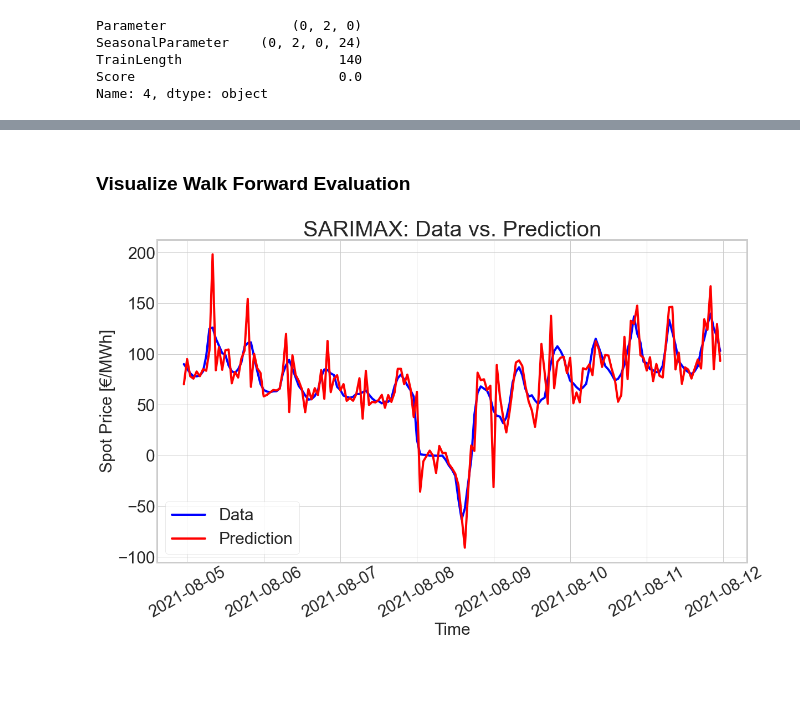
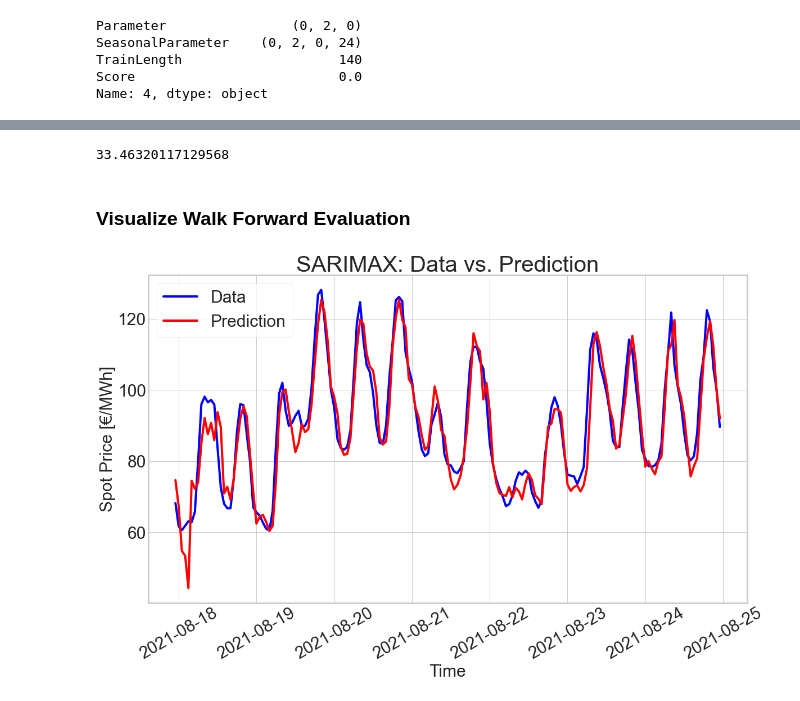
Before and after one commit to kerstinforster/electricity-price-forecasting, a Jupyter notebook: modellab/Stats_Models.ipynb, the cells around one changed output, grey strips where cells are left out. Cells and saved outputs as stored; diff of their text form; code cells hidden in the pictures; blank space fills up the shorter version.

```diff
--- a/modellab/Stats_Models.ipynb
+++ b/modellab/Stats_Models.ipynb
@@ -599,5 +836,5 @@ rank_mape.to_pickle('rank_mape_1h.pkl')
 # %% [markdown]
 #### 4. Symmetric Mean Absolute Percentage Error (sMAPE)
 # %%
-df_smape, rank_smape = hyperparameter_tuning(df_1w,min_train=90,gap=0,metric=smape,p_max=3,d_max=3,q_max=2)
+rank_smape = hyperparameter_tuning(df_2w,min_train=90,gap=0,metric=smape,p_max=3,d_max=3,q_max=2)
 print(rank_smape)
@@ -760,17 +1057,17 @@ def walk_forward_evaluation(data, rank_train, gap, metric):
     :return window: returns the datalength from hyperparameter tuning for plotting
     """
 
-    # check if data contains more samples than the minimum training length
-    if len(data) <= opt_len:
-        return ValueError('Please ensure that the Dataset contains of more samples.')
-
     # extract the best hyperparameters from the ranked dataframe from the tuning process
     best = rank_train.iloc[0]
     window = best.TrainLength
     params = best.Parameter
     s_params = best.SeasonalParameter
 
-    # preprocess the data for
+    # check if data contains more samples than the minimum training length
+    if len(data) <= window:
+        return ValueError('Please ensure that the Dataset contains of more samples.')
+
+    # preprocess the data for plotting
     plt_data = data[-169-window:]
 
     sl_window = sliding_window(plt_data, window, gap=gap)
@@ -779,7 +1076,7 @@ def walk_forward_evaluation(data, rank_train, gap, metric):
     score_list = []
 
     for cv_train,cv_eval in sl_window:
-        print(f'Train:\t{cv_train}')
+        print(f'Last Train Value:\t{cv_train[-1]}')
         print(f'Val:\t{cv_eval}')
         print('-----------------')
 
@@ -800,5 +1097,6 @@ def walk_forward_evaluation(data, rank_train, gap, metric):
 
     return preds, score_list, plt_data, window
 # %%
-pred, sc, opt_d, opt_len = walk_forward_evaluation(data_spot,rank_smape,0,mean_absolute_error)
+# rank_smape_1h
+pred_smape_1h, sc_smape_1h, pltdata_smape_1h, wdw_smape_1h = walk_forward_evaluation(data_spot,rank_smape,0,mean_absolute_error)
 # %% [output]
@@ -822,7 +1178,13 @@ Score: 9.880000000000237
+# %%
+# Score of the Evaluation (rank_smape_168h):
+smape_score_168h = np.mean(np.array(sc_smape_168h))
+print(smape_score_168h)
+# %% [output]
+33.46320117129568
 # %% [markdown]
 ### Visualize Walk Forward Evaluation
 # %%
-def plot_walk_forward_evaluation(data,pred,window):
+def plot_walk_forward_evaluation(data,pred,window,gap):
     """
     Plotting
 
@@ -832,8 +1194,8 @@ def plot_walk_forward_evaluation(data,pred,window):
     """
 
     plt.figure(figsize=[17,10])
-    plt.plot(data[window:], 'b', label='Data')
-    plt.plot(data.index[window:], pred, 'r', label='Prediction')
+    plt.plot(data[window+gap:], 'b', label='Data')
+    plt.plot(data.index[window+gap:], pred, 'r', label='Prediction')
     plt.tick_params(axis='x',labelsize=30)
     plt.tick_params(axis='y',labelsize=30)
     plt.xticks(rotation=30)
@@ -841,7 +1203,8 @@ def plot_walk_forward_evaluation(data,pred,window):
     plt.ylabel('Spot Price [€/MWh]', fontsize=30)
     plt.title('SARIMAX: Data vs. Prediction', fontsize=40)
     plt.legend(fontsize=30)
-# %%
-plot_walk_forward_evaluation(opt_d, pred, opt_len)
-# %% [output]
-[figure, removed]
+# %%
+# rank_smape_1h (data until 24.08.2021)
+plot_walk_forward_evaluation(pltdata_smape_1h, pred_smape_1h, wdw_smape_1h,0)
+# %% [output]
+[figure, added]
```
Also changed, not shown: parts of 46 cells of this notebook, 3 other files.
